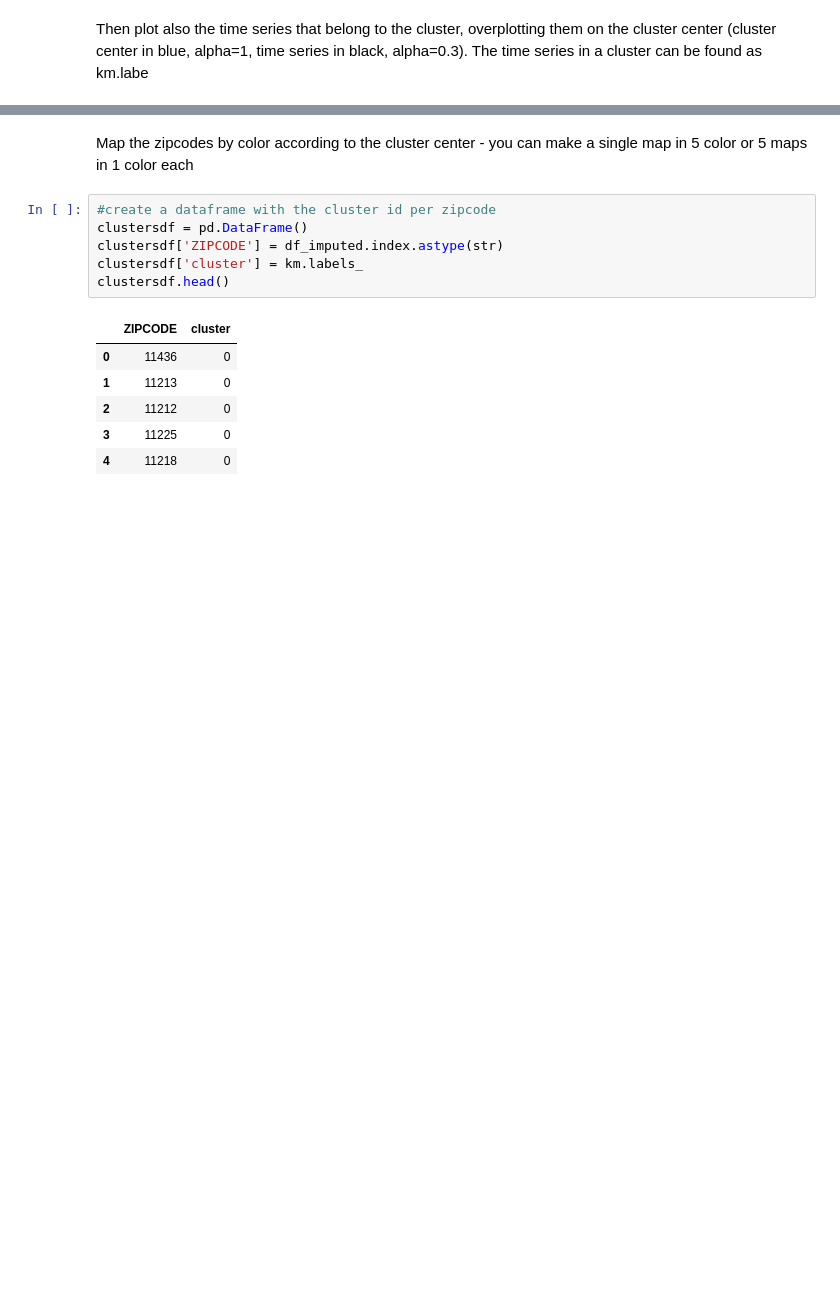
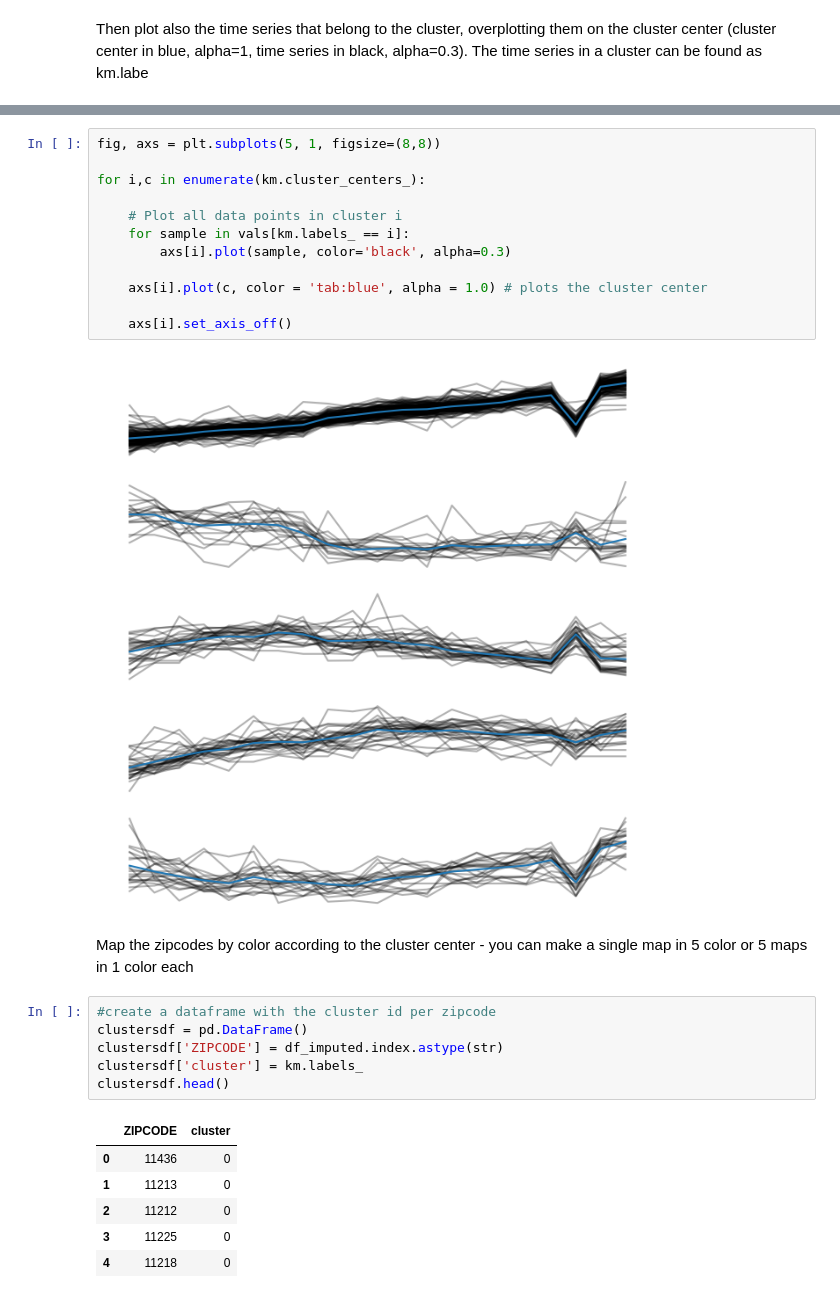
Before and after one commit to Osujan/MLTSA25_SShrestha, a Jupyter notebook: HW7/Clustering_businesstimeseries_instructions.ipynb, the cells around one changed output, grey strips where cells are left out. Saved outputs shown, nothing was run; the diff lists cells and outputs as text; blank space fills up the shorter version.

```diff
--- a/HW7/Clustering_businesstimeseries_instructions.ipynb
+++ b/HW7/Clustering_businesstimeseries_instructions.ipynb
@@ -291,3 +293,17 @@ plt.axis('off')
+# %%
+fig, axs = plt.subplots(5, 1, figsize=(8,8))
+
+for i,c in enumerate(km.cluster_centers_):
+
+    # Plot all data points in cluster i
+    for sample in vals[km.labels_ == i]:
+        axs[i].plot(sample, color='black', alpha=0.3)
+
+    axs[i].plot(c, color = 'tab:blue', alpha = 1.0) # plots the cluster center
+
+    axs[i].set_axis_off()
+# %% [output]
+[figure, added]
 # %% [markdown]
 Map the zipcodes by color according to the cluster center - you can make a single map in 5 color or 5 maps in 1 color each
 # %%
```
Also changed, not shown: parts of 10 cells of this notebook.
